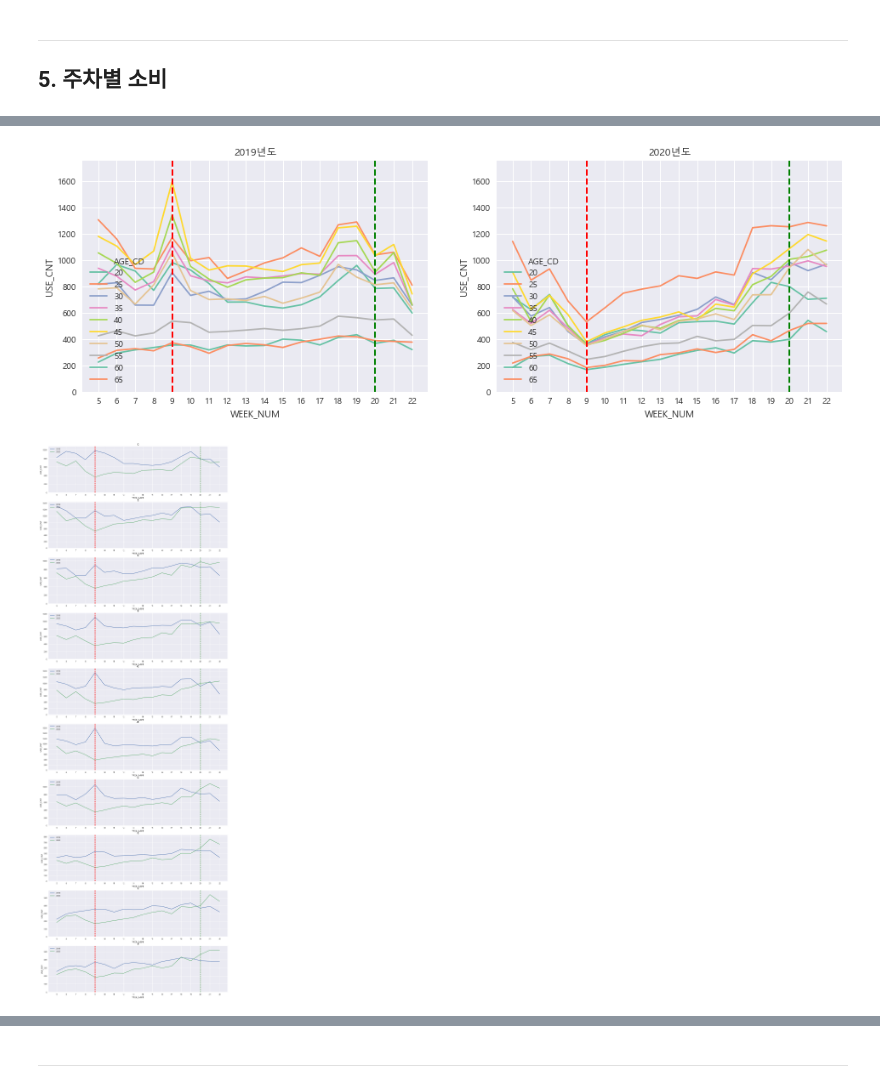
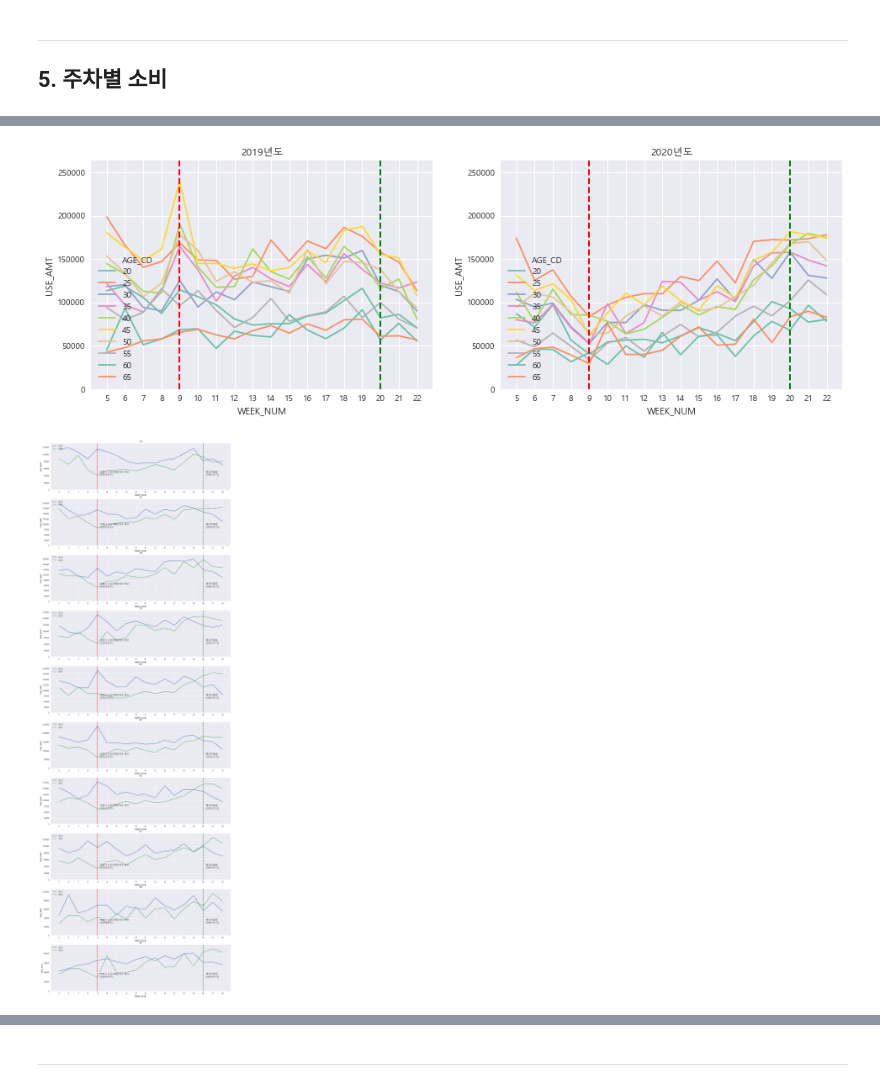
Before and after one commit to minkithub/bigcon2020, a Jupyter notebook: Hyoeun/레저용품.ipynb, the cells around one changed output, grey strips where cells are left out. Saved outputs shown, nothing was run; the diff lists cells and outputs as text; code cells hidden in the pictures.

```diff
--- a/Hyoeun/레저용품.ipynb
+++ b/Hyoeun/레저용품.ipynb
@@ -494,9 +568,10 @@ graph_corona_time_plot("data/지역별누적-확진자.xlsx")
 # %%
-def graph_by_weeknum(dataframe, category_name, category_column, gu_column, dong_column, aggregate_column):
+def graph_by_weeknum_offline(category_name, aggregate_column):
     # 지역별 주별 평균을 구하고 -> 이것을 업종별로 합해서 그 업종 추이를 보고자 하였다
-    week_df = dataframe.groupby([category_column, gu_column, dong_column, 'YEAR', 'WEEK_NUM'])[[aggregate_column]].mean().reset_index()
-    week_df = week_df.groupby([category_column, 'YEAR', 'WEEK_NUM'])[[aggregate_column]].sum().reset_index()
-    week_df = week_df.loc[week_df[category_column]==category_name, :]
+    week_df = offline.groupby(['MCT_CAT_CD', 'GU_CD', 'DONG_CD', 'YEAR', 'WEEK_NUM', 'SEX_CD', 'AGE_CD'])[[aggregate_column]].mean().reset_index()
+    week_df = week_df.groupby(['MCT_CAT_CD', 'YEAR', 'WEEK_NUM'])[[aggregate_column]].sum().reset_index()
+    week_df = week_df.loc[week_df['MCT_CAT_CD']==category_name, :]
+
     max_date_num_week = datetime(2020, 3, 1).isocalendar()[1]
     disaster_support_date_num_week = datetime(2020, 5, 13).isocalendar()[1]
 
@@ -518,10 +593,11 @@ def graph_by_weeknum(dataframe, category_name, category_column, gu_column, dong_
     ax.set_title("주차별 {} {}".format(category_name, aggregate_column.upper()), fontsize=12)
 
 
-def graph_by_weeknum_with_hue_offline(dataframe, category_name, category_column, gu_column, dong_column, aggregate_column, hue_column):
-    week_df = dataframe.groupby([category_column, gu_column, dong_column, hue_column, 'YEAR', 'WEEK_NUM'])[[aggregate_column]].mean().reset_index()
-    week_df = week_df.groupby([category_column, hue_column, 'YEAR', 'WEEK_NUM'])[[aggregate_column]].sum().reset_index()
-    week_df = week_df.loc[week_df[category_column]==category_name, :]
+def graph_by_weeknum_with_hue_offline(category_name, aggregate_column, hue_column):
+    week_df = offline.groupby(['MCT_CAT_CD', 'GU_CD', 'DONG_CD', 'YEAR', 'WEEK_NUM', 'SEX_CD', 'AGE_CD'])[[aggregate_column]].mean().reset_index()
+    week_df = week_df.groupby(['MCT_CAT_CD', 'YEAR', 'WEEK_NUM', hue_column])[[aggregate_column]].sum().reset_index()
+    week_df = week_df.loc[week_df['MCT_CAT_CD']==category_name, :]
+
     max_date_num_week = datetime(2020, 3, 1).isocalendar()[1]
     disaster_support_date_num_week = datetime(2020, 5, 13).isocalendar()[1]
 
@@ -551,13 +627,21 @@ def graph_by_weeknum_with_hue_offline(dataframe, category_name, category_column,
         temp_2019 = year_2019_df.loc[year_2019_df[hue_column]==select, :]
         temp_2020 = year_2020_df.loc[year_2020_df[hue_column]==select, :]
 
-        sns.lineplot(x='WEEK_NUM', y=aggregate_column, data=temp_2019, ax=axes[i])
-        sns.lineplot(x='WEEK_NUM', y=aggregate_column, data=temp_2020, ax=axes[i])
+        sns.lineplot(x='WEEK_NUM', y=aggregate_column, data=temp_2019, ax=axes[i], palette='Set2')
+        sns.lineplot(x='WEEK_NUM', y=aggregate_column, data=temp_2020, ax=axes[i], palette='Set2')
         axes[i].set_ylim(0, max([temp_2019[aggregate_column].max(), temp_2020[aggregate_column].max()])*1.1)
         axes[i].set_xticks(list(set(week_df['WEEK_NUM'])))
         axes[i].legend([2019, 2020], loc='upper left')
         axes[i].axvline(x=max_date_num_week, color='r', linewidth=2, linestyle='--')
         axes[i].axvline(x=disaster_support_date_num_week, color='g', linewidth=2, linestyle='--')
         axes[i].set_title(select)
+        axes[i].text(x=max_date_num_week,
+                     y=min([temp_2019[aggregate_column].min(), temp_2020[aggregate_column].min()]),
+                     s='　코로나 신규 확진자수 최고\n　(2020.03.01)',
+                     fontsize=12)
+        axes[i].text(x=disaster_support_date_num_week,
+                     y=min([temp_2019[aggregate_column].min(), temp_2020[aggregate_column].min()]),
+                     s='　재난지원금\n　(2020.05.13)',
+                     fontsize=12)
 
     plt.show()
@@ -595,5 +671,5 @@ graph_by_weeknum_with_hue_offline(offline, "레저용품", "MCT_CAT_CD", "GU_CD"
 # %%
-graph_by_weeknum_with_hue_offline(offline, "레저용품", "MCT_CAT_CD", "GU_CD", "DONG_CD", "USE_CNT", "AGE_CD")
+graph_by_weeknum_with_hue_offline("레저용품", "USE_AMT", "AGE_CD")
 # %% [output]
-[figure, old version]
+[figure, new version]
-[figure, old version]
+[figure, new version]
```
Also changed, not shown: parts of 26 cells of this notebook.
